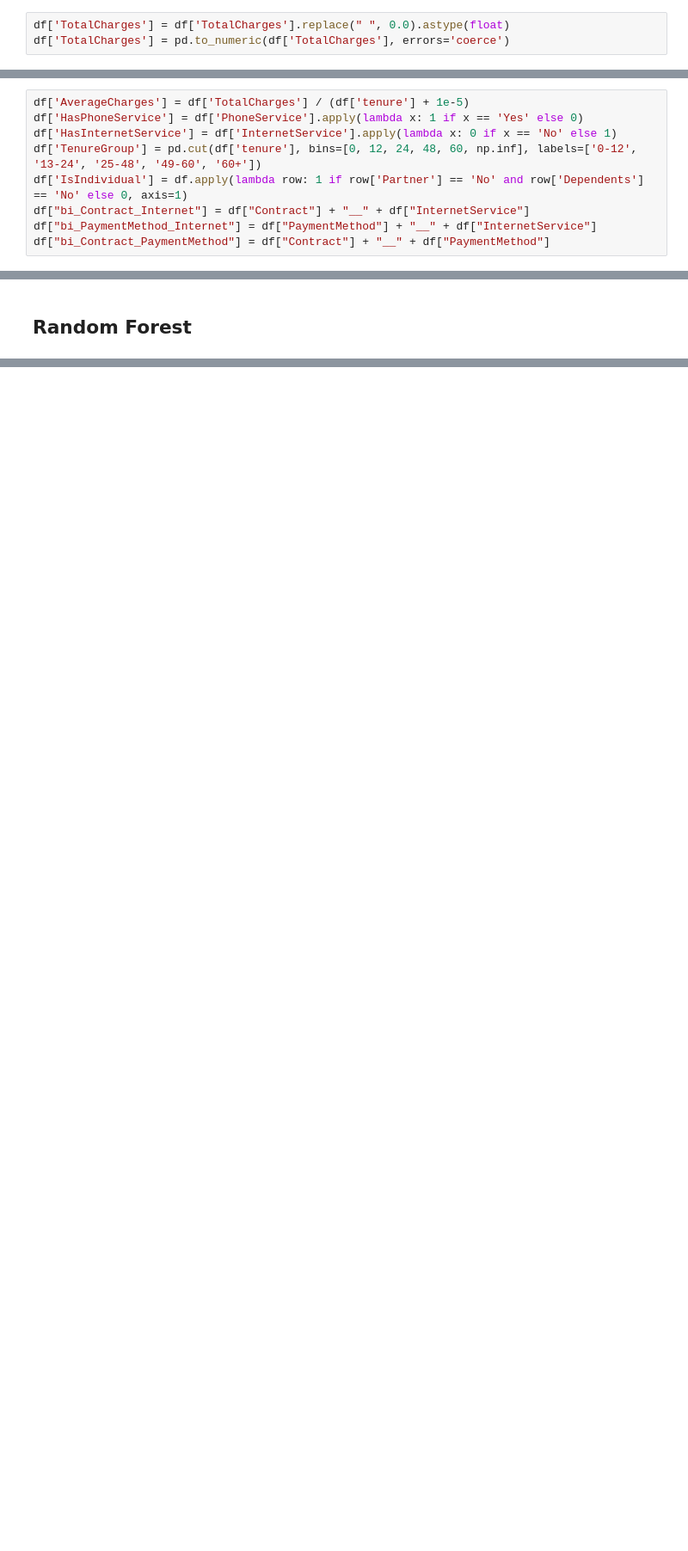
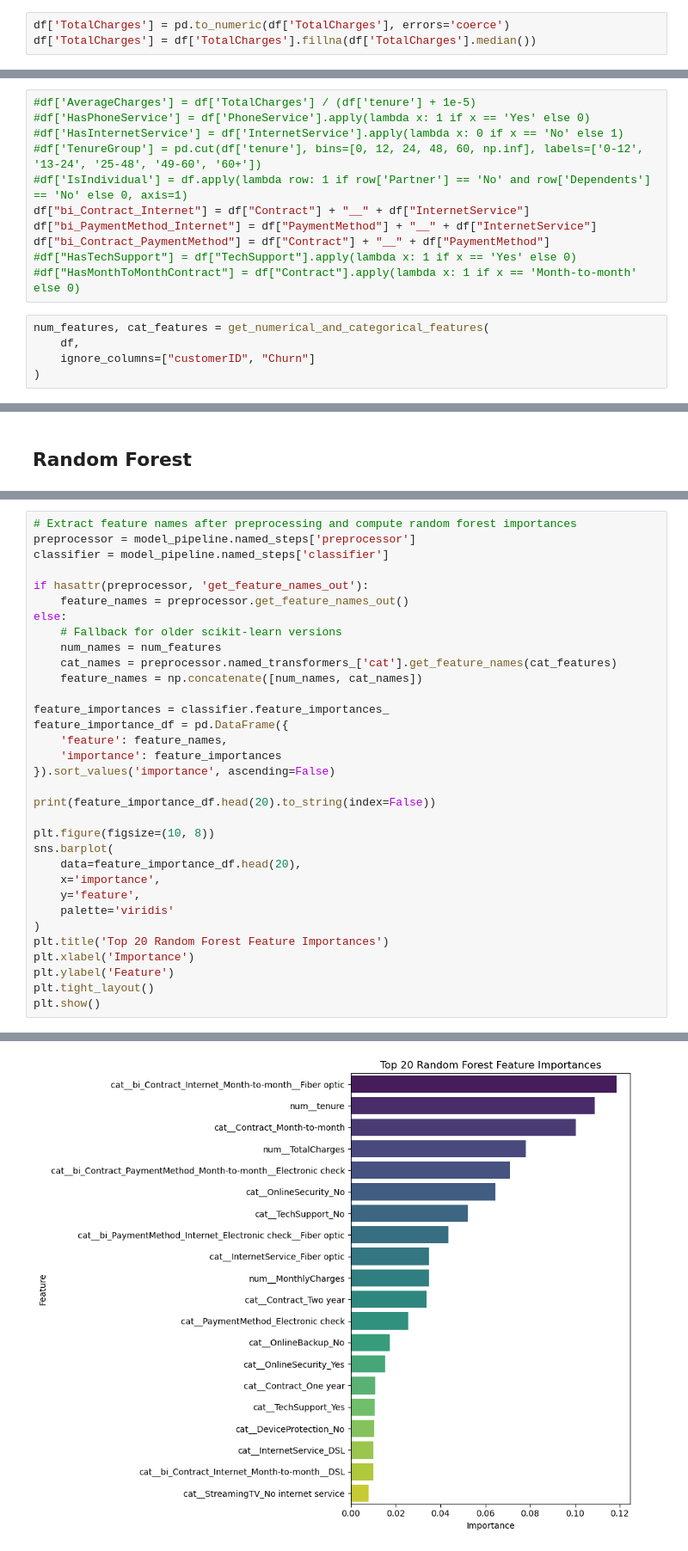
Before and after one commit to lilianabs/ml-projects, a Jupyter notebook: customer_churn_models.ipynb, the cells around one changed output, grey strips where cells are left out. Shown at 86% size. Saved outputs shown, nothing was run; the diff lists cells and outputs as text; blank space fills up the shorter version.

Commit message:
Add more features to customer churn

```diff
--- a/customer_churn_models.ipynb
+++ b/customer_churn_models.ipynb
@@ -45,8 +45,8 @@ def get_numerical_and_categorical_features(
 # %% [markdown]
 ## Data cleaning
 # %%
-df['TotalCharges'] = df['TotalCharges'].replace(" ", 0.0).astype(float)
 df['TotalCharges'] = pd.to_numeric(df['TotalCharges'], errors='coerce')
+df['TotalCharges'] = df['TotalCharges'].fillna(df['TotalCharges'].median())
 # %%
 df['SeniorCitizen'] = df['SeniorCitizen'].astype(bool)
 df['Churn'] = df['Churn'].map({'Yes': 1, 'No': 0})
@@ -78,11 +78,18 @@ See https://pandas.pydata.org/docs/user_guide/migration-3-strings.html#string-mi
 # %% [markdown]
 ## Feature engineering
 # %%
-df['AverageCharges'] = df['TotalCharges'] / (df['tenure'] + 1e-5)
-df['HasPhoneService'] = df['PhoneService'].apply(lambda x: 1 if x == 'Yes' else 0)
-df['HasInternetService'] = df['InternetService'].apply(lambda x: 0 if x == 'No' else 1)
-df['TenureGroup'] = pd.cut(df['tenure'], bins=[0, 12, 24, 48, 60, np.inf], labels=['0-12', '13-24', '25-48', '49-60', '60+'])
-df['IsIndividual'] = df.apply(lambda row: 1 if row['Partner'] == 'No' and row['Dependents'] == 'No' else 0, axis=1)
+#df['AverageCharges'] = df['TotalCharges'] / (df['tenure'] + 1e-5)
+#df['HasPhoneService'] = df['PhoneService'].apply(lambda x: 1 if x == 'Yes' else 0)
+#df['HasInternetService'] = df['InternetService'].apply(lambda x: 0 if x == 'No' else 1)
+#df['TenureGroup'] = pd.cut(df['tenure'], bins=[0, 12, 24, 48, 60, np.inf], labels=['0-12', '13-24', '25-48', '49-60', '60+'])
+#df['IsIndividual'] = df.apply(lambda row: 1 if row['Partner'] == 'No' and row['Dependents'] == 'No' else 0, axis=1)
 df["bi_Contract_Internet"] = df["Contract"] + "__" + df["InternetService"]
 df["bi_PaymentMethod_Internet"] = df["PaymentMethod"] + "__" + df["InternetService"]
 df["bi_Contract_PaymentMethod"] = df["Contract"] + "__" + df["PaymentMethod"]
+#df["HasTechSupport"] = df["TechSupport"].apply(lambda x: 1 if x == 'Yes' else 0)
+#df["HasMonthToMonthContract"] = df["Contract"].apply(lambda x: 1 if x == 'Month-to-month' else 0)
+# %%
+num_features, cat_features = get_numerical_and_categorical_features(
+    df,
+    ignore_columns=["customerID", "Churn"]
+)
@@ -204,0 +216,34 @@ weighted avg       0.80      0.81      0.80      1409
+# %%
+# Extract feature names after preprocessing and compute random forest importances
+preprocessor = model_pipeline.named_steps['preprocessor']
+classifier = model_pipeline.named_steps['classifier']
+
+if hasattr(preprocessor, 'get_feature_names_out'):
+    feature_names = preprocessor.get_feature_names_out()
+else:
+    # Fallback for older scikit-learn versions
+    num_names = num_features
+    cat_names = preprocessor.named_transformers_['cat'].get_feature_names(cat_features)
+    feature_names = np.concatenate([num_names, cat_names])
+
+feature_importances = classifier.feature_importances_
+feature_importance_df = pd.DataFrame({
+    'feature': feature_names,
+    'importance': feature_importances
+}).sort_values('importance', ascending=False)
+
+print(feature_importance_df.head(20).to_string(index=False))
+
+plt.figure(figsize=(10, 8))
+sns.barplot(
+    data=feature_importance_df.head(20),
+    x='importance',
+    y='feature',
+    palette='viridis'
+)
+plt.title('Top 20 Random Forest Feature Importances')
+plt.xlabel('Importance')
+plt.ylabel('Feature')
+plt.tight_layout()
+plt.show()
+# %% [output]
@@ -204,0 +270 @@ weighted avg       0.80      0.81      0.80      1409
+[figure, added]
```
Also changed, not shown: parts of 7 cells of this notebook.
